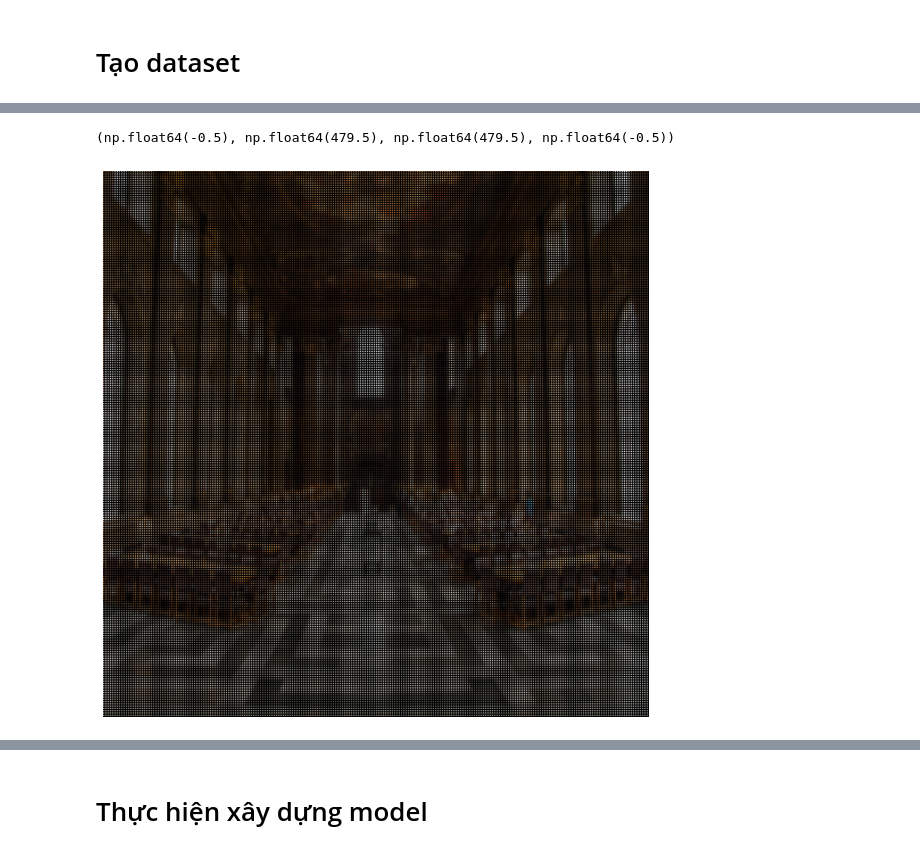
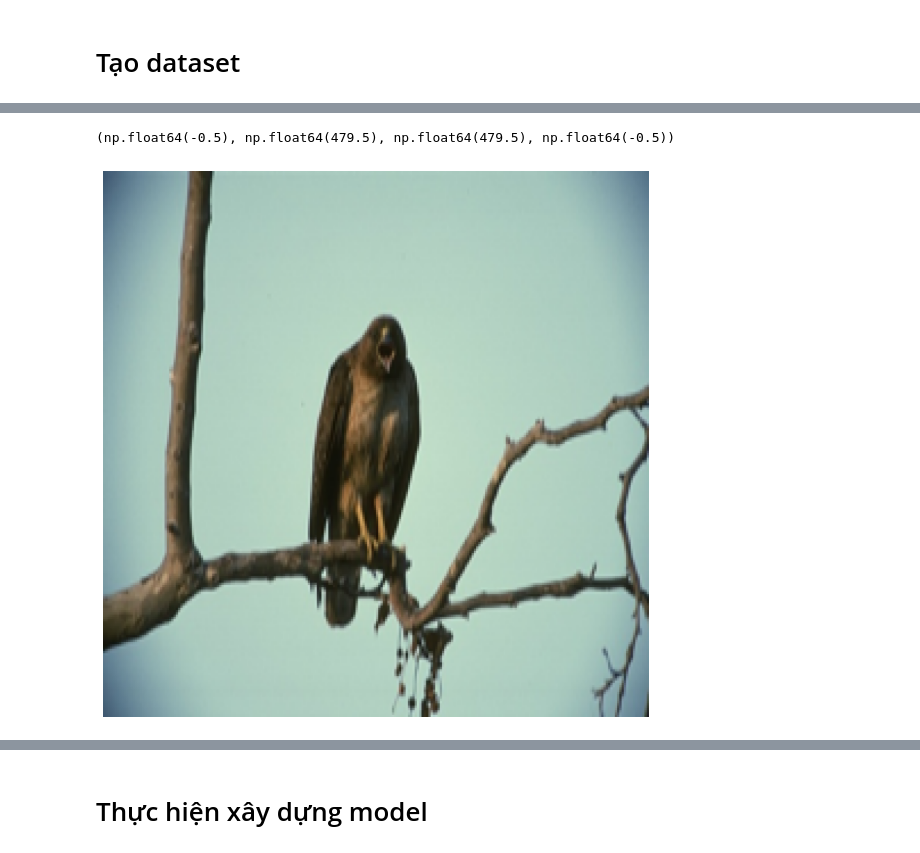
Before and after one commit to TranAnh35/Deep_Learning, a Jupyter notebook: Demo_Super_Resolution_CNN.ipynb, the cells around one changed output, grey strips where cells are left out. Cells and saved outputs as stored; diff of their text form; code cells hidden in the pictures.

```diff
--- a/Demo_Super_Resolution_CNN.ipynb
+++ b/Demo_Super_Resolution_CNN.ipynb
@@ -99,5 +99,5 @@ time: 798 ms (started: 2025-01-16 20:51:22 +07:00)
 # %%
-directory_path = '/home/vodanhday/Downloads/Urban100/image_SRF_2'
+directory_path = '/home/vodanhday/Downloads/BSD100/image_SRF_2'
 
 lr_size = (240, 240)
 hr_size = (480, 480)
@@ -108,3 +107,0 @@ time: 768 ms (started: 2025-01-16 20:51:22 +07:00)
-# %%
-test = hr_images[0][:, :, 0]
-print(test.shape)
@@ -126,19 +120,23 @@ time: 166 ms (started: 2025-01-16 20:51:23 +07:00)
 # %%
+# def test(img, scale=2):
+#     output = np.zeros((img.shape[0]*scale, img.shape[1]*scale, img.shape[2]))
+
+#     for i in range(img.shape[0]):
+#         for j in range(img.shape[1]):
+#             output[i*scale, j*scale, :] = img[i, j, :]
+
+#     return output
+
 def test(img, scale=2):
-    output = np.zeros((img.shape[0]*scale, img.shape[1]*scale, img.shape[2]))
-
-    for i in range(img.shape[0]):
-        for j in range(img.shape[1]):
-            output[i*scale, j*scale, :] = img[i, j, :]
-
-    return output
+    img = img.repeat(scale, axis=0).repeat(scale, axis=1)
+    return img
 
 img = lr_images[0]
 output_img = test(img, 2)
 
 plt.figure(figsize=(10, 10))
 plt.imshow(output_img)
 plt.axis('off')
 # %% [output]
 (np.float64(-0.5), np.float64(479.5), np.float64(479.5), np.float64(-0.5))
-[figure, old version]
+[figure, new version]
```
Also changed, not shown: parts of 15 cells of this notebook, 1 other file.
